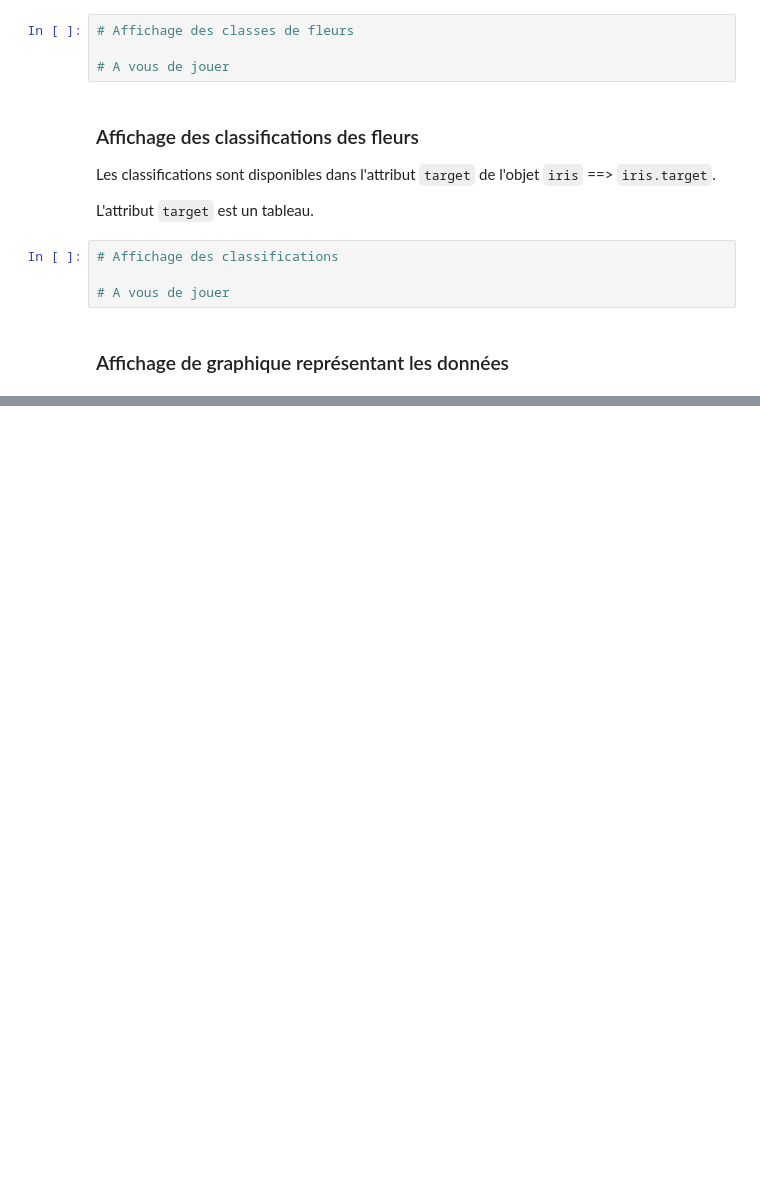
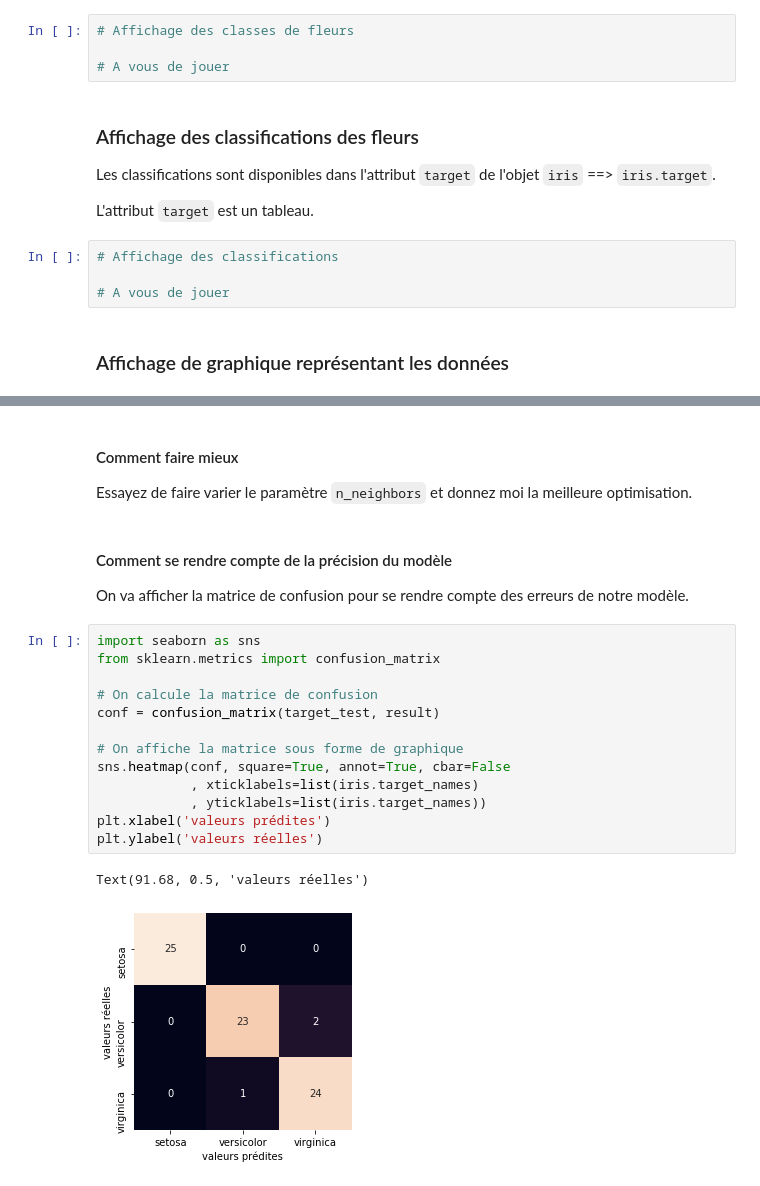
Before and after one commit to jlsgrand/hackacorp-data, a Jupyter notebook: pratique.ipynb, the cells around one changed output, grey strips where cells are left out. Cells and saved outputs as stored; diff of their text form; blank space fills up the shorter version.

```diff
--- a/pratique.ipynb
+++ b/pratique.ipynb
@@ -112,0 +140,24 @@ Comment feriez-vous pour classifier "à la main" les mesures des fleurs ?
+# %% [markdown]
+#### Comment faire mieux
+
+Essayez de faire varier le paramètre `n_neighbors` et donnez moi la meilleure optimisation.
+# %% [markdown]
+#### Comment se rendre compte de la précision du modèle
+
+On va afficher la matrice de confusion pour se rendre compte des erreurs de notre modèle.
+# %%
+import seaborn as sns
+from sklearn.metrics import confusion_matrix
+
+# On calcule la matrice de confusion
+conf = confusion_matrix(target_test, result)
+
+# On affiche la matrice sous forme de graphique
+sns.heatmap(conf, square=True, annot=True, cbar=False
+            , xticklabels=list(iris.target_names)
+            , yticklabels=list(iris.target_names))
+plt.xlabel('valeurs prédites')
+plt.ylabel('valeurs réelles')
+# %% [output]
+Text(91.68, 0.5, 'valeurs réelles')
+[figure, added]
```
Also changed, not shown: parts of 13 cells of this notebook, 3 other files.
